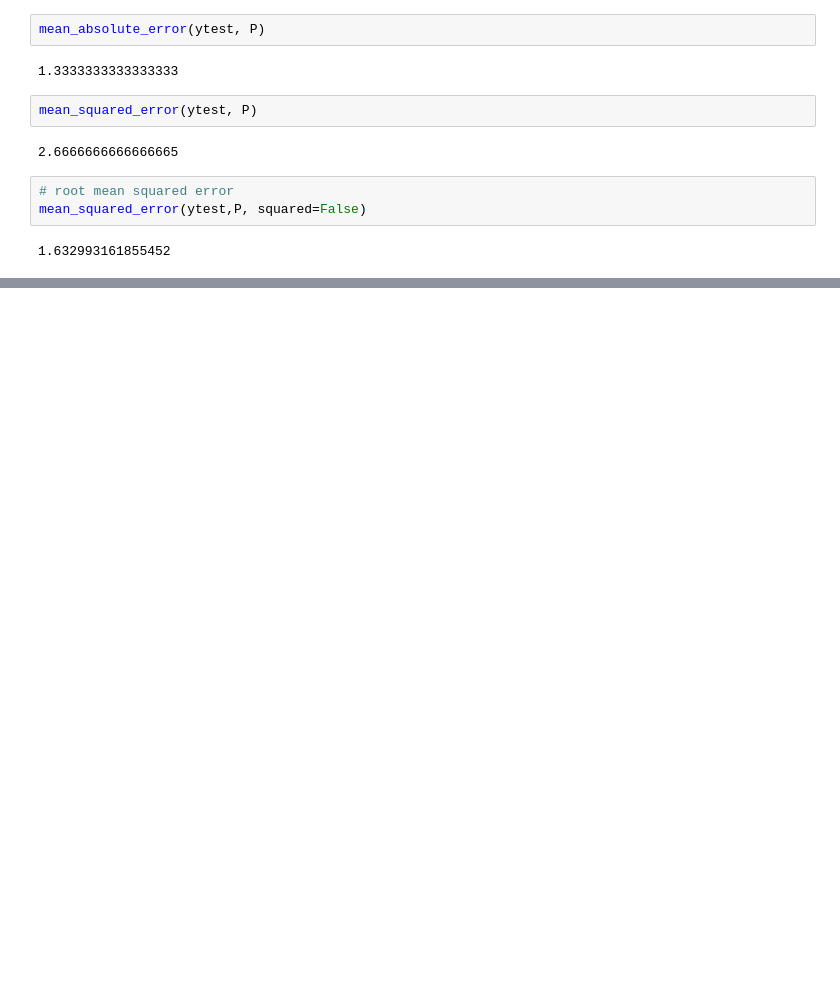
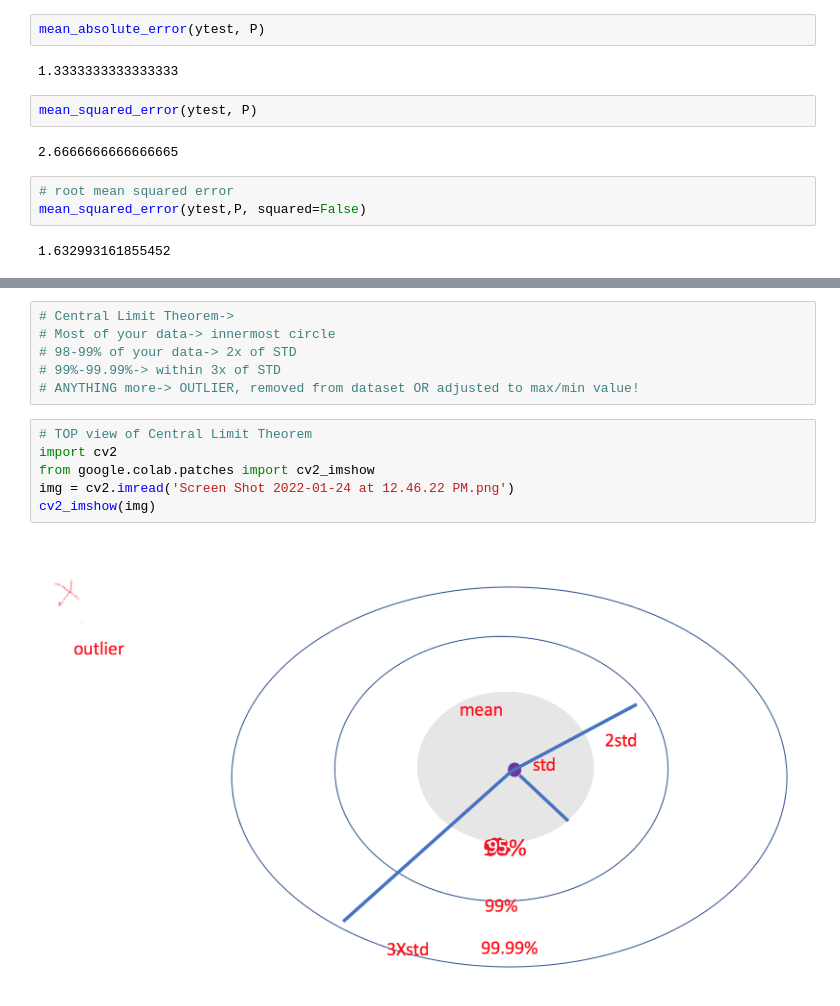
Before and after one commit to a-forty-two/diamler_17_jan, a Jupyter notebook: 00 Errors_and_Metrics.ipynb, the cells around one changed output, grey strips where cells are left out. Cells and saved outputs as stored; diff of their text form; blank space fills up the shorter version.

```diff
--- a/00 Errors_and_Metrics.ipynb
+++ b/00 Errors_and_Metrics.ipynb
@@ -67,0 +142,14 @@ mean_squared_error(ytest,P, squared=False)
+# %%
+# Central Limit Theorem->
+# Most of your data-> innermost circle
+# 98-99% of your data-> 2x of STD
+# 99%-99.99%-> within 3x of STD
+# ANYTHING more-> OUTLIER, removed from dataset OR adjusted to max/min value!
+# %%
+# TOP view of Central Limit Theorem
+import cv2
+from google.colab.patches import cv2_imshow
+img = cv2.imread('Screen Shot 2022-01-24 at 12.46.22 PM.png')
+cv2_imshow(img)
+# %% [output]
+[figure, added]
```
Also changed, not shown: parts of 10 cells of this notebook.
